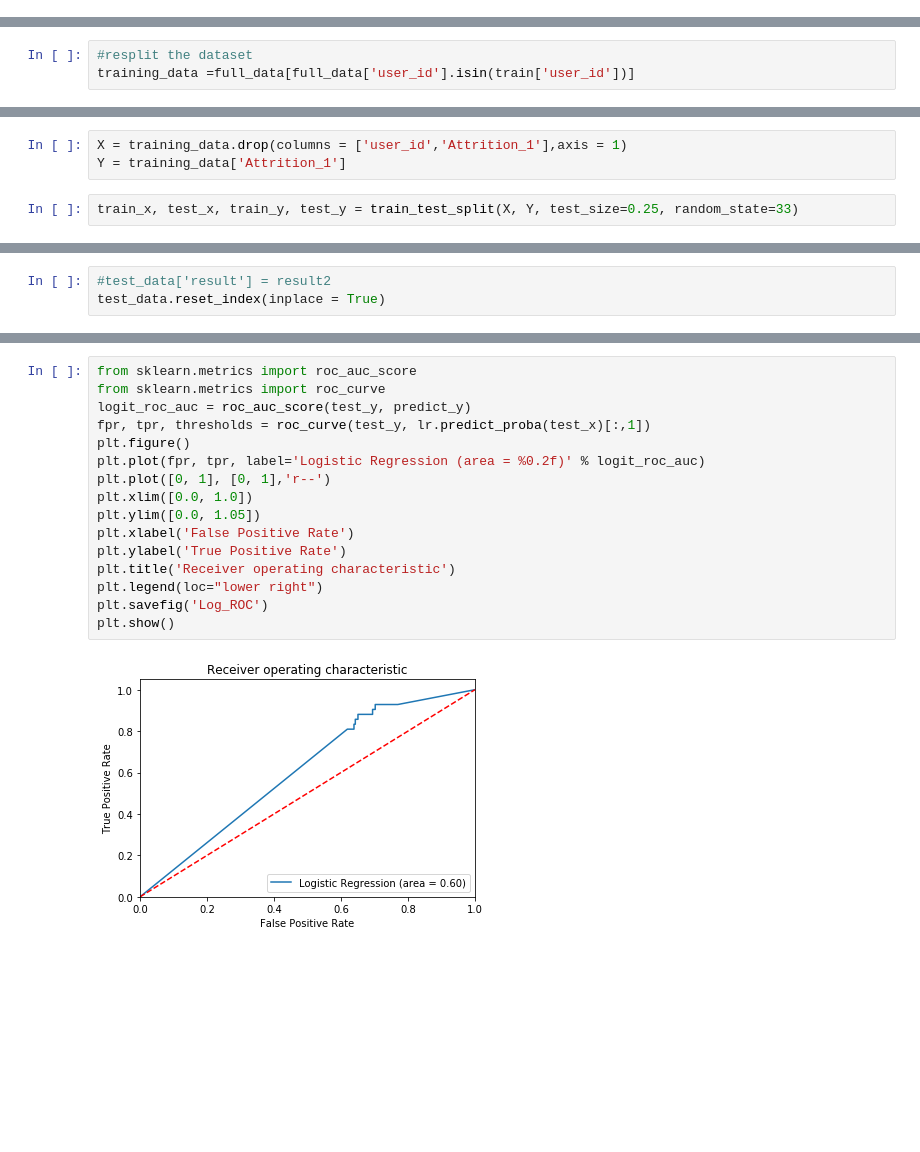
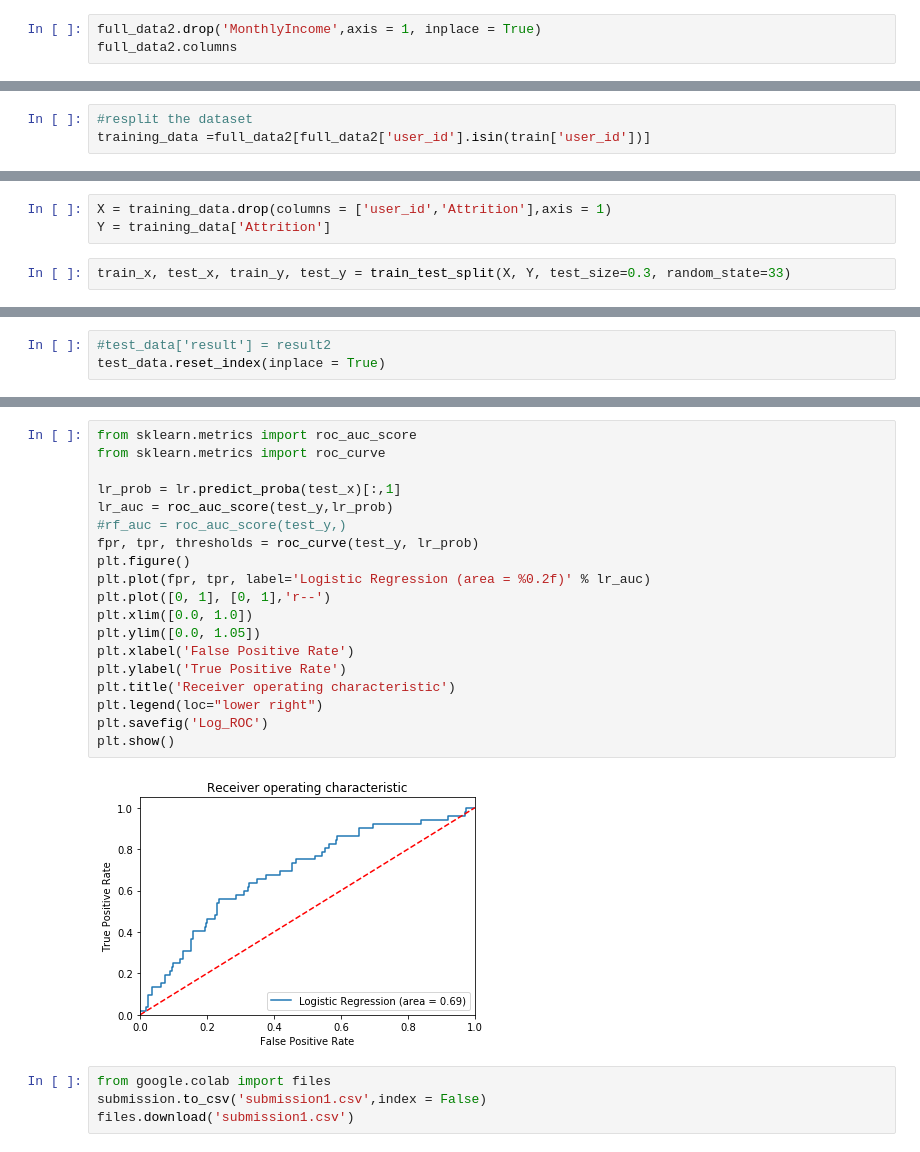
Before and after one commit to tingtingting118/RSclass, a Jupyter notebook: Employee_churn_rate.ipynb, the cells around one changed output, grey strips where cells are left out. Saved outputs shown, nothing was run; the diff lists cells and outputs as text; blank space fills up the shorter version.

```diff
--- a/Employee_churn_rate.ipynb
+++ b/Employee_churn_rate.ipynb
@@ -251,0 +239,3 @@ full_data = pd.concat([full_data,categorial_data],axis = 1)
+# %%
+full_data2.drop('MonthlyIncome',axis = 1, inplace = True)
+full_data2.columns
@@ -260,4 +275,4 @@ from sklearn import svm
 # %%
 #resplit the dataset
-training_data =full_data[full_data['user_id'].isin(train['user_id'])]
+training_data =full_data2[full_data2['user_id'].isin(train['user_id'])]
 # %%
@@ -265,8 +280,8 @@ test_data = full_data[full_data['user_id'].isin(test['user_id'])]
 # %%
-X = training_data.drop(columns = ['user_id','Attrition_1'],axis = 1)
-Y = training_data['Attrition_1']
+X = training_data.drop(columns = ['user_id','Attrition'],axis = 1)
+Y = training_data['Attrition']
 # %%
-train_x, test_x, train_y, test_y = train_test_split(X, Y, test_size=0.25, random_state=33)
+train_x, test_x, train_y, test_y = train_test_split(X, Y, test_size=0.3, random_state=33)
 # %%
 #Logistic Regression
 #normalization
@@ -350,18 +445,25 @@ os.getcwd()
 # %%
 from sklearn.metrics import roc_auc_score
 from sklearn.metrics import roc_curve
-logit_roc_auc = roc_auc_score(test_y, predict_y)
-fpr, tpr, thresholds = roc_curve(test_y, lr.predict_proba(test_x)[:,1])
+
+lr_prob = lr.predict_proba(test_x)[:,1]
+lr_auc = roc_auc_score(test_y,lr_prob)
+#rf_auc = roc_auc_score(test_y,)
+fpr, tpr, thresholds = roc_curve(test_y, lr_prob)
 plt.figure()
-plt.plot(fpr, tpr, label='Logistic Regression (area = %0.2f)' % logit_roc_auc)
+plt.plot(fpr, tpr, label='Logistic Regression (area = %0.2f)' % lr_auc)
 plt.plot([0, 1], [0, 1],'r--')
 plt.xlim([0.0, 1.0])
 plt.ylim([0.0, 1.05])
 plt.xlabel('False Positive Rate')
 plt.ylabel('True Positive Rate')
 plt.title('Receiver operating characteristic')
 plt.legend(loc="lower right")
 plt.savefig('Log_ROC')
 plt.show()
 # %% [output]
-[figure, old version]
+[figure, new version]
+# %%
+from google.colab import files
+submission.to_csv('submission1.csv',index = False)
+files.download('submission1.csv')
```
Also changed, not shown: parts of 75 cells of this notebook.
